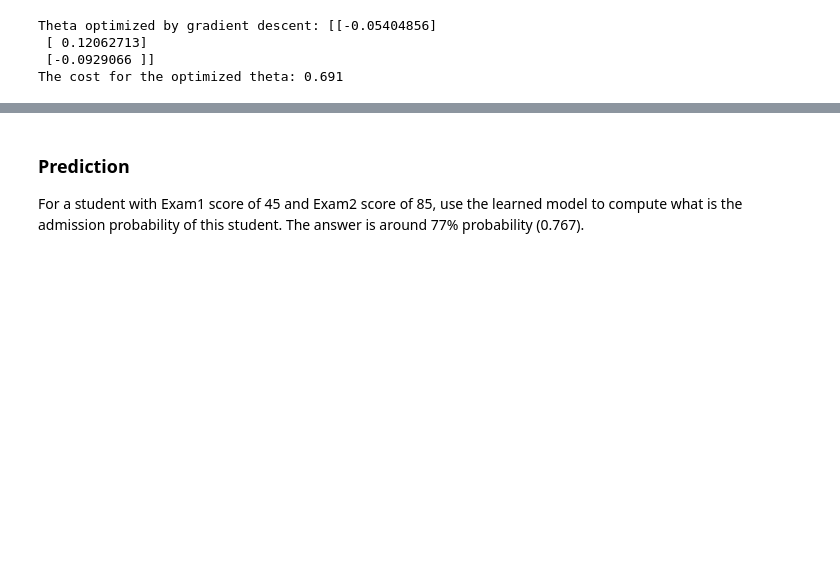
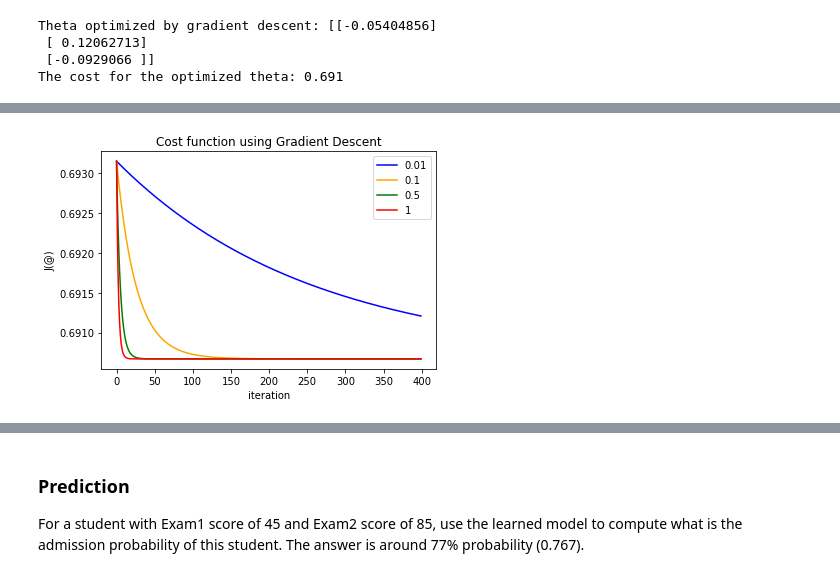
Before and after one commit to renanaferreira/FAA-repository, a Jupyter notebook: 03-Log-Reg/ML_LogReg.ipynb, the cells around one changed output, grey strips where cells are left out. Drawn from its saved outputs; the diff is of its cells as text; code cells hidden in the pictures; blank space fills up the shorter version.

```diff
--- a/03-Log-Reg/ML_LogReg.ipynb
+++ b/03-Log-Reg/ML_LogReg.ipynb
@@ -227,19 +225,29 @@ and get plots similar to Fig. 2.
 # %%
 m = data_n.shape[0]
 n = data_n.shape[1]
-
 X= data_n[:, 0:n-1].reshape([m,n-1])
 X, X_mean, X_std = featureNormalization(X)
 X= np.append(np.ones([m,1]), X).reshape([m,n])
-
 y= data_n[:, n-1].reshape([m,1])
 initial_theta = np.zeros([n,1])
 
+plt.title("Cost function using Gradient Descent")
+plt.xlabel("iteration")
+plt.ylabel("J(@)")
+#plt.yticks(np.arange(0.1, 0.8,0.1))
+legends = []
+
 lr=[0.01, 0.1, 0.5, 1]
+colors=["b","orange","green","red"]
 for i in lr:
     theta , J_history = gradientDescent(X,y, initial_theta, i, 400)
-    plt.plot(range(len(J_history)), J_history, c="b")
-    plt.title("Cost function using Gradient Descent")
+    color = colors[lr.index(i)]
+    plt.plot(range(len(J_history)), J_history, c=color)
+    legends.append(i)
+plt.legend(legends)
+plt.show()
+# %% [output]
+[figure, added]
 # %% [markdown]
 ### Plotting the decision boundary
 
```
Also changed, not shown: parts of 3 cells of this notebook, 1 other file.
